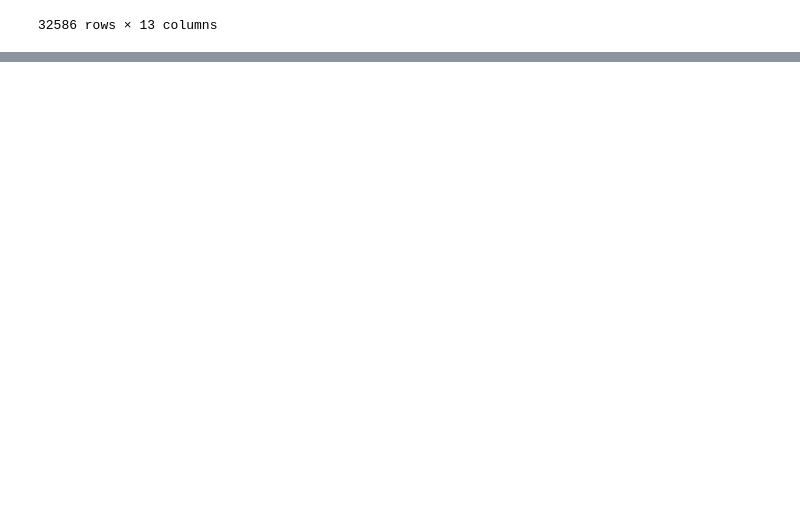
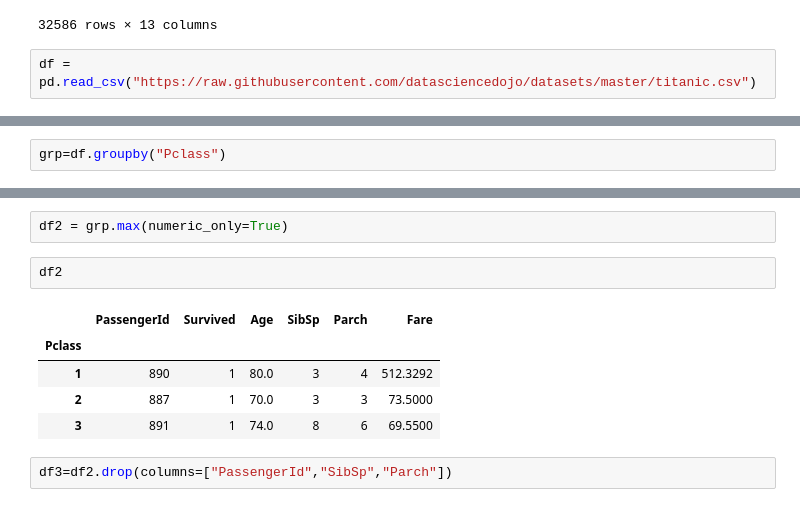
Before and after one commit to akhileshdutt/DataScience_learning, a Jupyter notebook: Libraries/Pandas/Pandas_Advance.ipynb, the cells around one changed output, grey strips where cells are left out. Drawn from its saved outputs; the diff is of its cells as text; blank space fills up the shorter version.

```diff
--- a/Libraries/Pandas/Pandas_Advance.ipynb
+++ b/Libraries/Pandas/Pandas_Advance.ipynb
@@ -1217,3 +1217,5 @@ df
 | 32584 | 32580.0 | 150000 | MORTGAGE | 56 | 5.0 | PERSONAL | B | ... |
 | 32585 | 32581.0 | 42000 | RENT | 99 | 2.0 | MEDICAL | B | ... |
 32586 rows × 13 columns
+# %%
+df = pd.read_csv("https://raw.githubusercontent.com/datasciencedojo/datasets/master/titanic.csv")
@@ -1219,0 +1233,2 @@ df
+# %%
+grp=df.groupby("Pclass")
@@ -1219,0 +1261,12 @@ df
+# %%
+df2 = grp.max(numeric_only=True)
+# %%
+df2
+# %% [output]
+|  | PassengerId | Survived | Age | SibSp | Parch | Fare |
+| Pclass |  |  |  |  |  |  |
+| 1 | 890 | 1 | 80.0 | 3 | 4 | 512.3292 |
+| 2 | 887 | 1 | 70.0 | 3 | 3 | 73.5000 |
+| 3 | 891 | 1 | 74.0 | 8 | 6 | 69.5500 |
+# %%
+df3=df2.drop(columns=["PassengerId","SibSp","Parch"])
```
Also changed, not shown: parts of 16 cells of this notebook.
